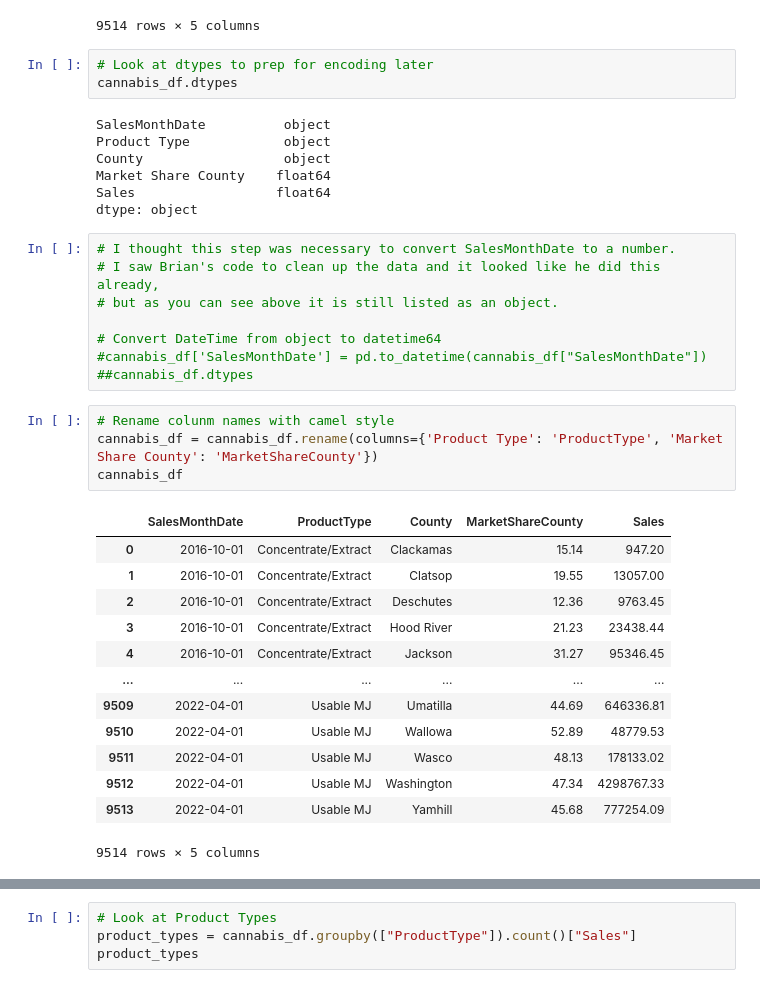
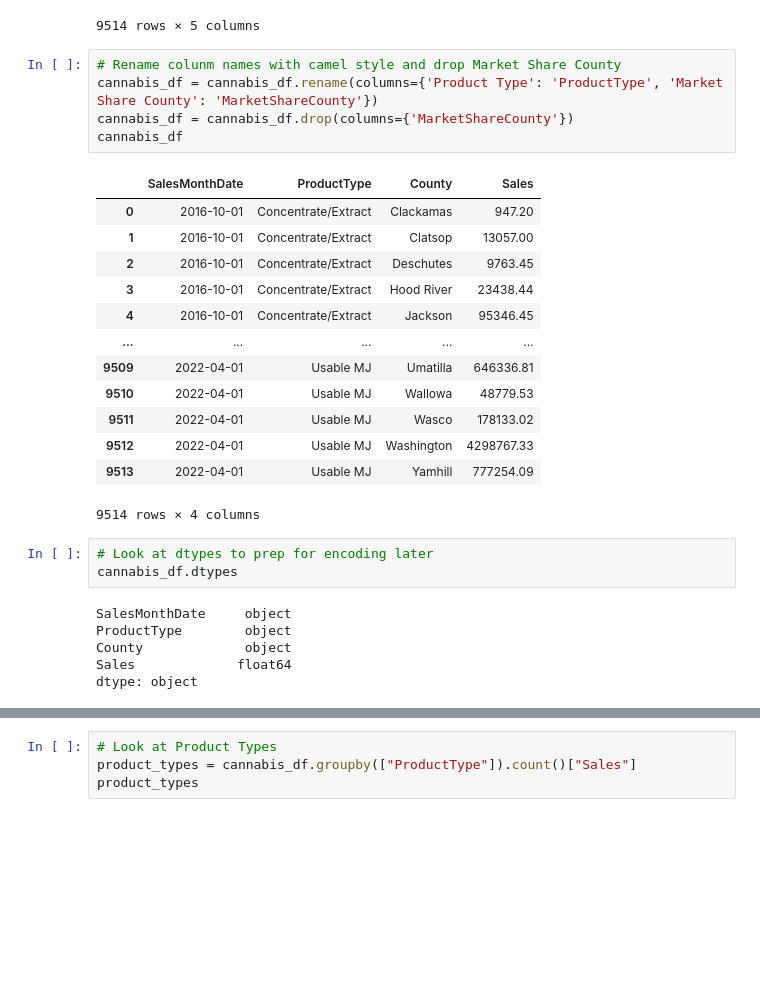
Before and after one commit to nedflowers/final_project, a Jupyter notebook: ML_MockupTest1.ipynb, the cells around one changed output, grey strips where cells are left out. Cells and saved outputs as stored; diff of their text form; blank space fills up the shorter version.

```diff
--- a/ML_MockupTest1.ipynb
+++ b/ML_MockupTest1.ipynb
@@ -30,41 +32,33 @@ cannabis_df
 | 9513 | 2022-04-01 | Usable MJ | Yamhill | 45.68 | 777254.09 |
 9514 rows × 5 columns
 # %%
-# Look at dtypes to prep for encoding later
-cannabis_df.dtypes
+# Rename colunm names with camel style and drop Market Share County
+cannabis_df = cannabis_df.rename(columns={'Product Type': 'ProductType', 'Market Share County': 'MarketShareCounty'})
+cannabis_df = cannabis_df.drop(columns={'MarketShareCounty'})
+cannabis_df
 # %% [output]
+|  | SalesMonthDate | ProductType | County | Sales |
+| 0 | 2016-10-01 | Concentrate/Extract | Clackamas | 947.20 |
+| 1 | 2016-10-01 | Concentrate/Extract | Clatsop | 13057.00 |
+| 2 | 2016-10-01 | Concentrate/Extract | Deschutes | 9763.45 |
+| 3 | 2016-10-01 | Concentrate/Extract | Hood River | 23438.44 |
+| 4 | 2016-10-01 | Concentrate/Extract | Jackson | 95346.45 |
+| ... | ... | ... | ... | ... |
+| 9509 | 2022-04-01 | Usable MJ | Umatilla | 646336.81 |
+| 9510 | 2022-04-01 | Usable MJ | Wallowa | 48779.53 |
+| 9511 | 2022-04-01 | Usable MJ | Wasco | 178133.02 |
+| 9512 | 2022-04-01 | Usable MJ | Washington | 4298767.33 |
+| 9513 | 2022-04-01 | Usable MJ | Yamhill | 777254.09 |
-SalesMonthDate          object
-Product Type            object
-County                  object
-Market Share County    float64
-Sales                  float64
-dtype: object
+9514 rows × 4 columns
-# %%
-# I thought this step was necessary to convert SalesMonthDate to a number.
-# I saw Brian's code to clean up the data and it looked like he did this already,
-# but as you can see above it is still listed as an object.
-
-# Convert DateTime from object to datetime64
-#cannabis_df['SalesMonthDate'] = pd.to_datetime(cannabis_df["SalesMonthDate"])
-##cannabis_df.dtypes
 # %%
-# Rename colunm names with camel style
-cannabis_df = cannabis_df.rename(columns={'Product Type': 'ProductType', 'Market Share County': 'MarketShareCounty'})
-cannabis_df
+# Look at dtypes to prep for encoding later
+cannabis_df.dtypes
 # %% [output]
-|  | SalesMonthDate | ProductType | County | MarketShareCounty | Sales |
-| 0 | 2016-10-01 | Concentrate/Extract | Clackamas | 15.14 | 947.20 |
-| 1 | 2016-10-01 | Concentrate/Extract | Clatsop | 19.55 | 13057.00 |
-| 2 | 2016-10-01 | Concentrate/Extract | Deschutes | 12.36 | 9763.45 |
-| 3 | 2016-10-01 | Concentrate/Extract | Hood River | 21.23 | 23438.44 |
-| 4 | 2016-10-01 | Concentrate/Extract | Jackson | 31.27 | 95346.45 |
-| ... | ... | ... | ... | ... | ... |
-| 9509 | 2022-04-01 | Usable MJ | Umatilla | 44.69 | 646336.81 |
-| 9510 | 2022-04-01 | Usable MJ | Wallowa | 52.89 | 48779.53 |
-| 9511 | 2022-04-01 | Usable MJ | Wasco | 48.13 | 178133.02 |
-| 9512 | 2022-04-01 | Usable MJ | Washington | 47.34 | 4298767.33 |
-| 9513 | 2022-04-01 | Usable MJ | Yamhill | 45.68 | 777254.09 |
-9514 rows × 5 columns
+SalesMonthDate     object
+ProductType        object
+County             object
+Sales             float64
+dtype: object
 # %%
 # Determine the number of unique values in each column.
 cannabis_df.nunique()
```
Also changed, not shown: parts of 23 cells of this notebook.
